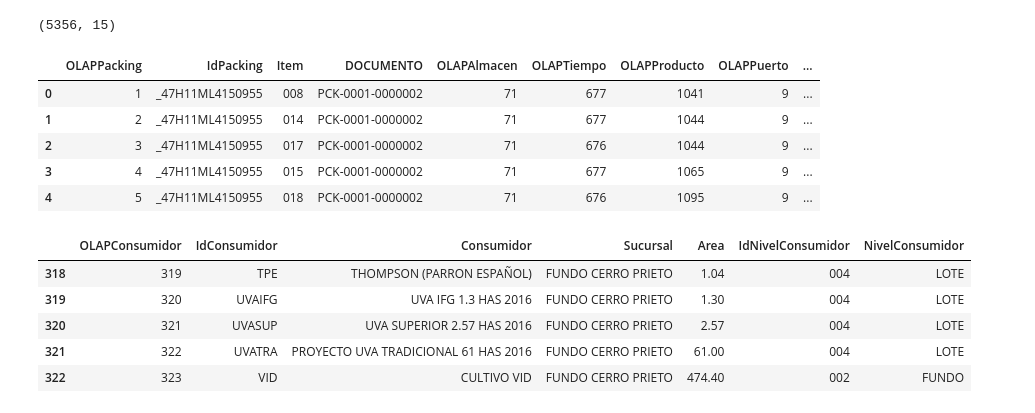
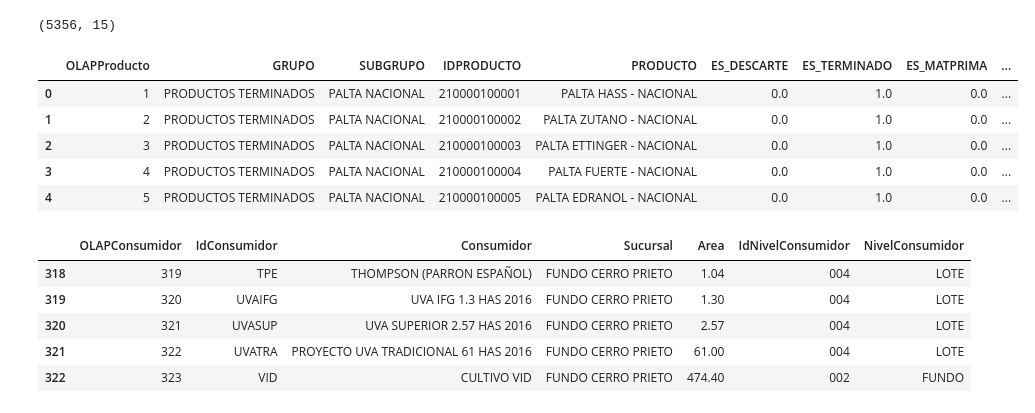
Before and after one commit to EvelynAncajimaMinguillo/ACP, a Jupyter notebook: GraficosMatplotlib/ACP_Graficos.ipynb, the cells around one changed output. Saved outputs shown, nothing was run; the diff lists cells and outputs as text; code cells hidden in the pictures.

```diff
--- a/GraficosMatplotlib/Untitled.ipynb
+++ b/GraficosMatplotlib/ACP_Graficos.ipynb
@@ -43,14 +43,14 @@ df_producto.shape
 # %% [output]
 (5356, 15)
 # %%
-df_packingHecho.head(5)
+df_producto.head(5)
 # %% [output]
-|  | OLAPPacking | IdPacking | Item | DOCUMENTO | OLAPAlmacen | OLAPTiempo | OLAPProducto | OLAPPuerto | ... |
-| 0 | 1 | _47H11ML4150955 | 008 | PCK-0001-0000002 | 71 | 677 | 1041 | 9 | ... |
-| 1 | 2 | _47H11ML4150955 | 014 | PCK-0001-0000002 | 71 | 677 | 1044 | 9 | ... |
-| 2 | 3 | _47H11ML4150955 | 017 | PCK-0001-0000002 | 71 | 676 | 1044 | 9 | ... |
-| 3 | 4 | _47H11ML4150955 | 015 | PCK-0001-0000002 | 71 | 677 | 1065 | 9 | ... |
-| 4 | 5 | _47H11ML4150955 | 018 | PCK-0001-0000002 | 71 | 676 | 1095 | 9 | ... |
+|  | OLAPProducto | GRUPO | SUBGRUPO | IDPRODUCTO | PRODUCTO | ES_DESCARTE | ES_TERMINADO | ES_MATPRIMA | ... |
+| 0 | 1 | PRODUCTOS TERMINADOS | PALTA NACIONAL | 210000100001 | PALTA HASS - NACIONAL | 0.0 | 1.0 | 0.0 | ... |
+| 1 | 2 | PRODUCTOS TERMINADOS | PALTA NACIONAL | 210000100002 | PALTA ZUTANO - NACIONAL | 0.0 | 1.0 | 0.0 | ... |
+| 2 | 3 | PRODUCTOS TERMINADOS | PALTA NACIONAL | 210000100003 | PALTA ETTINGER - NACIONAL | 0.0 | 1.0 | 0.0 | ... |
+| 3 | 4 | PRODUCTOS TERMINADOS | PALTA NACIONAL | 210000100004 | PALTA FUERTE - NACIONAL | 0.0 | 1.0 | 0.0 | ... |
+| 4 | 5 | PRODUCTOS TERMINADOS | PALTA NACIONAL | 210000100005 | PALTA EDRANOL - NACIONAL | 0.0 | 1.0 | 0.0 | ... |
 # %%
 df_consumidor.tail(5)
 # %% [output]
```
Also changed, not shown: 7 other files.
